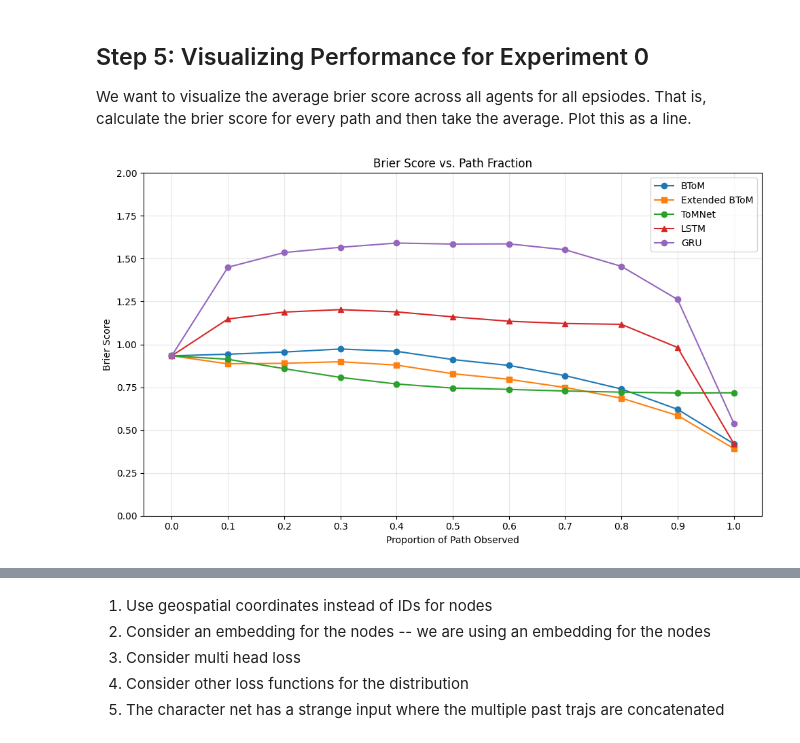
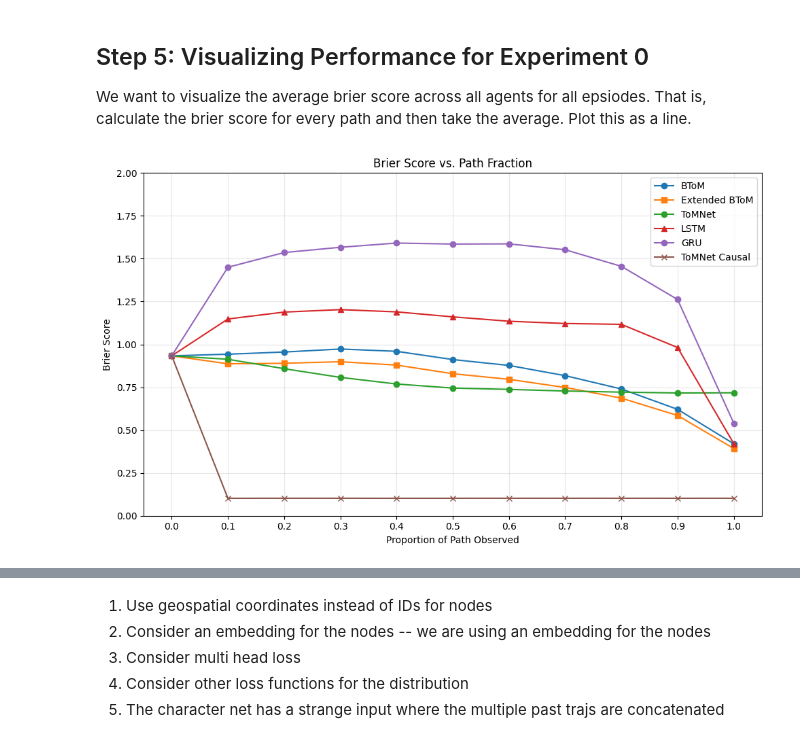
Before and after one commit to NigelDoering/Theory-of-mind, a Jupyter notebook: notebooks/Arshia_Campus_Experiment_0.ipynb, the cells around one changed output, grey strips where cells are left out. Cells and saved outputs as stored; diff of their text form; code cells hidden in the pictures.

Commit message:
Experiment_0 with SOTA Model outputs
The SOTA Model's scores are loaded from the drive.

```diff
--- a/notebooks/Arshia_Campus_Experiment_0.ipynb
+++ b/notebooks/Arshia_Campus_Experiment_0.ipynb
@@ -702,6 +688,8 @@ G = len(goals)
 # %%
 if torch.backends.mps.is_available():
     device = torch.device("mps")
+elif torch.cuda.is_available():
+    device = torch.device("cuda")
 else:
     device = torch.device("cpu")
 device
@@ -735,0 +770,3 @@ with open('tomnet_posteriors.json', 'w') as f:
+# %%
+n_test = int(0.2 * len(agents))
+test_agent_ids = [agent.id for agent in agents[-n_test:]]
@@ -735,0 +1103,32 @@ with open('tomnet_posteriors.json', 'w') as f:
+# %%
+# Save original TomNet Causal posteriors
+print("=== SAVING ORIGINAL TOMNET CAUSAL POSTERIORS ===")
+
+# Save as pickle
+original_pkl_path = "./../data/1k_posteriors/tomnet_causal_posteriors.pkl"
+with open(original_pkl_path, 'wb') as f:
+    pickle.dump(tomnet_causal_posteriors, f)
+print(f"Saved original posteriors as pickle: {original_pkl_path}")
+
+# Save as JSON
+original_json_path = "./../data/1k_posteriors/tomnet_causal_posteriors.json"
+with open(original_json_path, 'w') as f:
+    json.dump(tomnet_causal_posteriors, f, indent=2)
+print(f"Saved original posteriors as JSON: {original_json_path}")
+
+# Save boosted TomNet Causal posteriors
+print("=== SAVING BOOSTED TOMNET CAUSAL POSTERIORS ===")
+
+# Save as pickle
+boosted_pkl_path = "./../data/1k_posteriors/tomnet_causal_posteriors_boosted.pkl"
+with open(boosted_pkl_path, 'wb') as f:
+    pickle.dump(tomnet_causal_posteriors_boosted, f)
+print(f"Saved boosted posteriors as pickle: {boosted_pkl_path}")
+
+# Save as JSON
+boosted_json_path = "./../data/1k_posteriors/tomnet_causal_posteriors_boosted.json"
+with open(boosted_json_path, 'w') as f:
+    json.dump(tomnet_causal_posteriors_boosted, f, indent=2)
+print(f"Saved boosted posteriors as JSON: {boosted_json_path}")
+
+print("=== ALL POSTERIORS SAVED SUCCESSFULLY ===")
@@ -831,4 +1312,9 @@ for episode in range(len(goal_data)):
             posteriors[:min_len],
             goals
         ))
+# %%
+# load tomnet_causal_final_scores from TomNet_Causal_Scores.json
+import json
+with open('./../data/Arshia_experiment_0/TomNet_Causal_Scores.json', 'r') as f:
+    tomnet_causal_final_scores = json.load(f)
 # %%
@@ -933,31 +1437,34 @@ arr = np.array(scores)  # shape (N, 11)
 ext_arr  = np.array(ext_scores)
 tomnet_arr = np.array(tomnet_scores)
 lstm_arr = np.array(lstm_scores)
 gru_arr = np.array(gru_scores)
+tomnet_causal_arr = np.array(tomnet_causal_final_scores)
 props = np.linspace(0, 1, arr.shape[1])
 
 # Compute mean
 mean_base = arr.mean(axis=0)
 mean_ext  = ext_arr.mean(axis=0)
 mean_tomnet = tomnet_arr.mean(axis=0)
 mean_lstm = lstm_arr.mean(axis=0)
 mean_gru = gru_arr.mean(axis=0)
+mean_tomnet_causal = tomnet_causal_arr.mean(axis=0)
 
 plt.figure(figsize=(10,6))
 plt.plot(props, mean_base, '-o', label='BToM')
 plt.plot(props, mean_ext,  '-s', label='Extended BToM')
 plt.plot(props, mean_tomnet, '-o', label='ToMNet')
 plt.plot(props, mean_lstm, '-^', label='LSTM')
 plt.plot(props, mean_gru, '-o', label='GRU')
+plt.plot(props, mean_tomnet_causal, '-x', label='ToMNet Causal')
 
 plt.xlabel('Proportion of Path Observed')
 plt.ylabel('Brier Score')
 plt.title('Brier Score vs. Path Fraction')
 plt.xticks(props)
 plt.ylim(0, 2)
 plt.grid(alpha=0.3)
 plt.legend()
 plt.tight_layout()
 plt.show()
 # %% [output]
-[figure, old version]
+[figure, new version]
```
Also changed, not shown: parts of 38 cells of this notebook.
